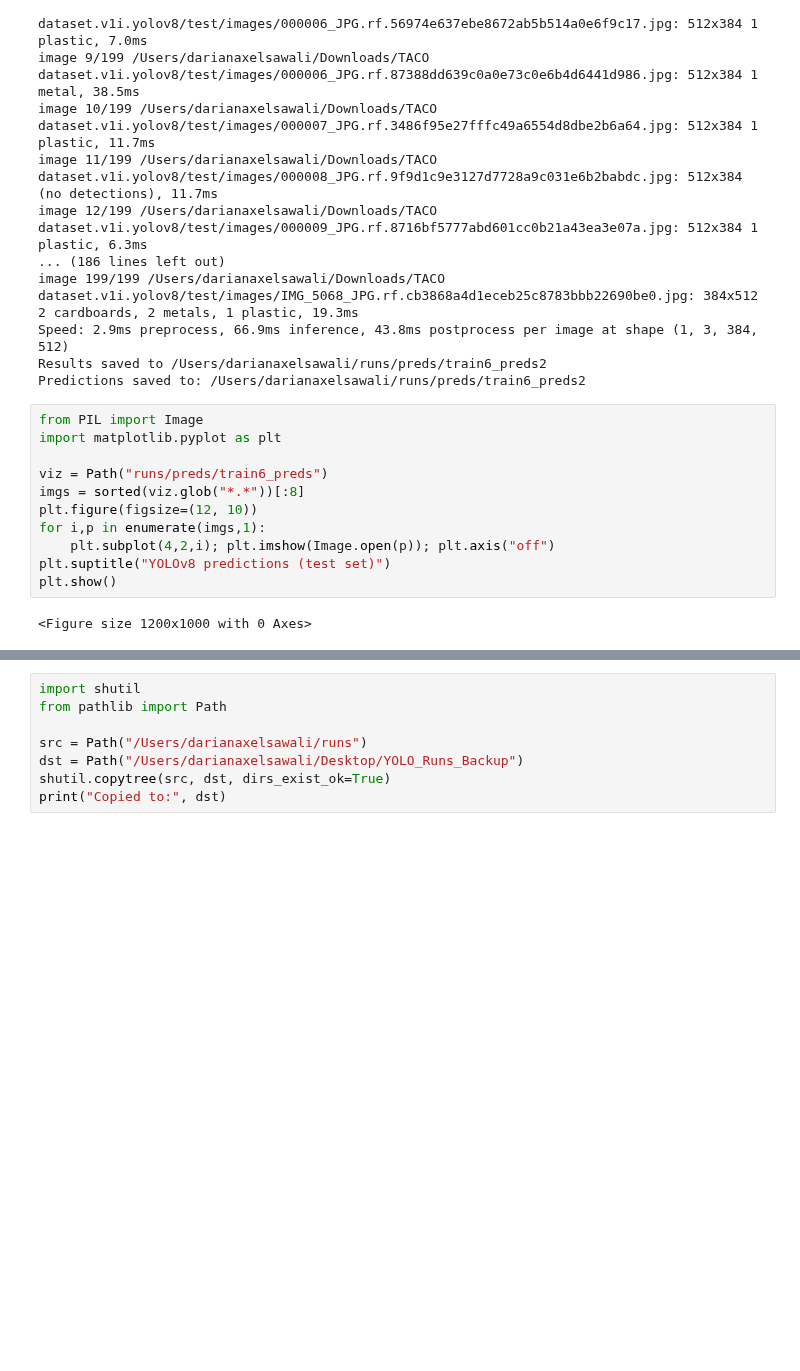
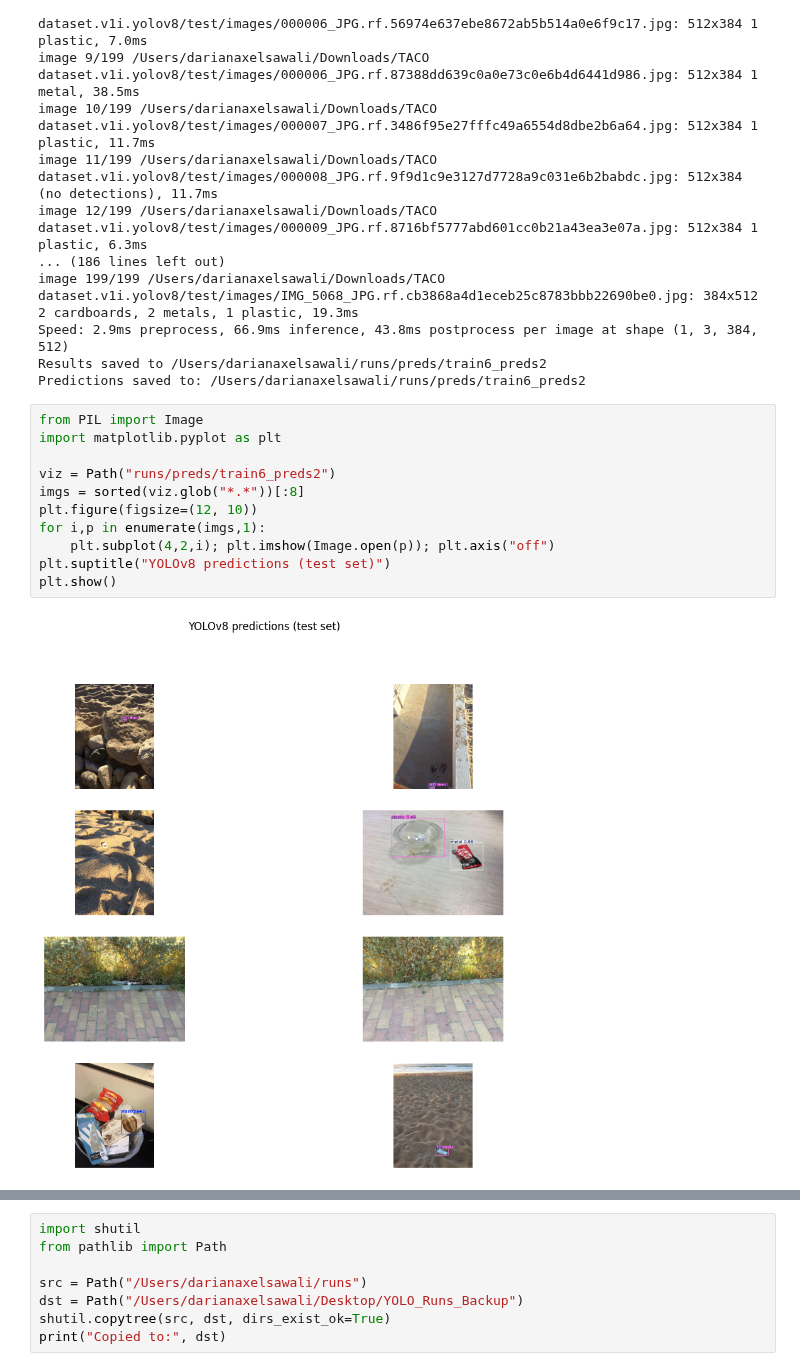
Before and after one commit to DarianSawali/Computer-Vision-Project-Overview, a Jupyter notebook: Computer Vision YOLO.ipynb, the cells around one changed output, grey strips where cells are left out. Saved outputs shown, nothing was run; the diff lists cells and outputs as text; blank space fills up the shorter version.

```diff
--- a/Computer Vision YOLO.ipynb
+++ b/Computer Vision YOLO.ipynb
@@ -192,16 +171,16 @@ Predictions saved to: /Users/darianaxelsawali/runs/preds/train6_preds2
 # %%
 from PIL import Image
 import matplotlib.pyplot as plt
 
-viz = Path("runs/preds/train6_preds")
+viz = Path("runs/preds/train6_preds2")
 imgs = sorted(viz.glob("*.*"))[:8]
 plt.figure(figsize=(12, 10))
 for i,p in enumerate(imgs,1):
     plt.subplot(4,2,i); plt.imshow(Image.open(p)); plt.axis("off")
 plt.suptitle("YOLOv8 predictions (test set)")
 plt.show()
 # %% [output]
-<Figure size 1200x1000 with 0 Axes>
+[figure, added]
 # %%
 from pathlib import Path
 from PIL import Image
```
Also changed, not shown: parts of 3 cells of this notebook.
